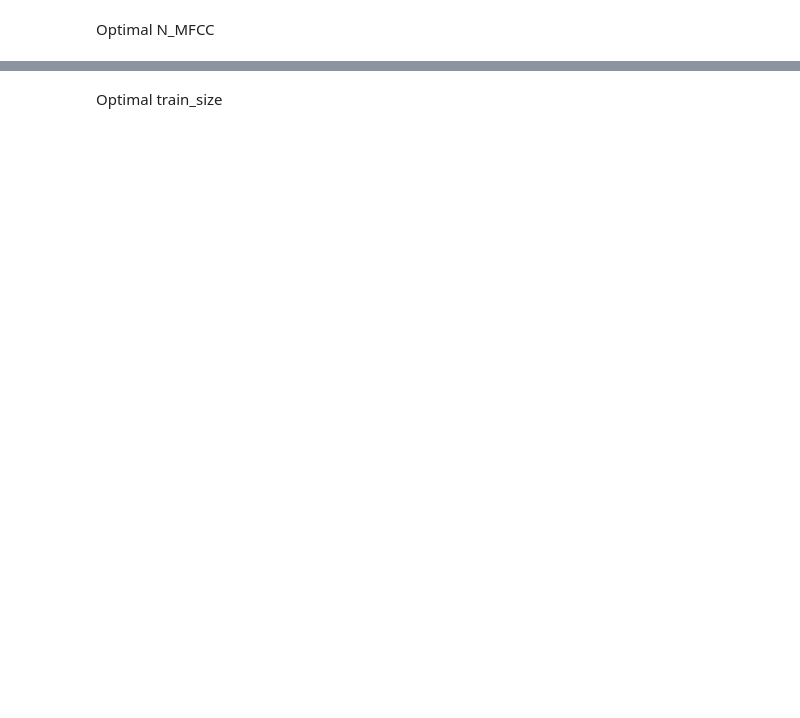
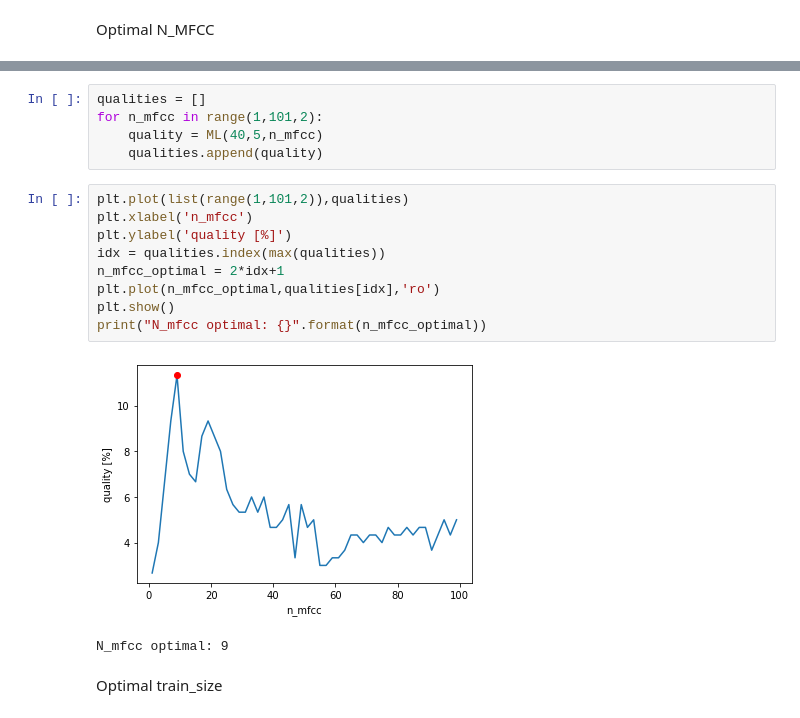
Before and after one commit to Aayli/SG, a Jupyter notebook: SG-lab5.ipynb, the cells around one changed output, grey strips where cells are left out. Saved outputs shown, nothing was run; the diff lists cells and outputs as text; blank space fills up the shorter version.

```diff
--- a/SG-lab5.ipynb
+++ b/SG-lab5.ipynb
@@ -154,2 +112,19 @@ best_mfcc = 9    best_quality = 11.333333333333332
+# %%
+qualities = []
+for n_mfcc in range(1,101,2):
+    quality = ML(40,5,n_mfcc)
+    qualities.append(quality)
+# %%
+plt.plot(list(range(1,101,2)),qualities)
+plt.xlabel('n_mfcc')
+plt.ylabel('quality [%]')
+idx = qualities.index(max(qualities))
+n_mfcc_optimal = 2*idx+1
+plt.plot(n_mfcc_optimal,qualities[idx],'ro')
+plt.show()
+print("N_mfcc optimal: {}".format(n_mfcc_optimal))
+# %% [output]
+[figure, added]
+N_mfcc optimal: 9
 # %% [markdown]
 Optimal train_size
```
Also changed, not shown: parts of 8 cells of this notebook.
